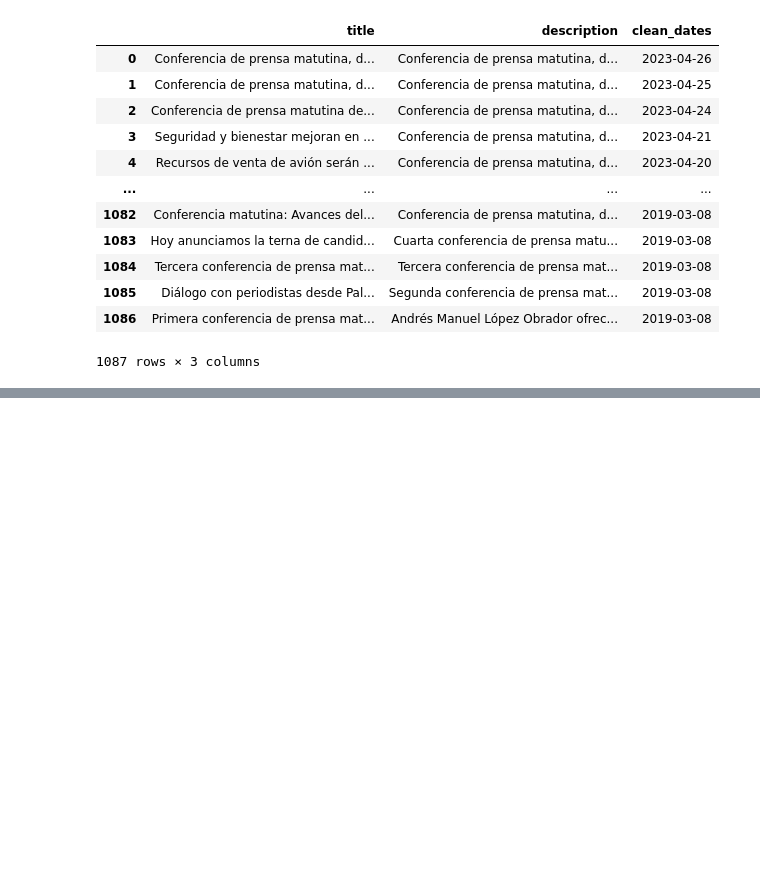
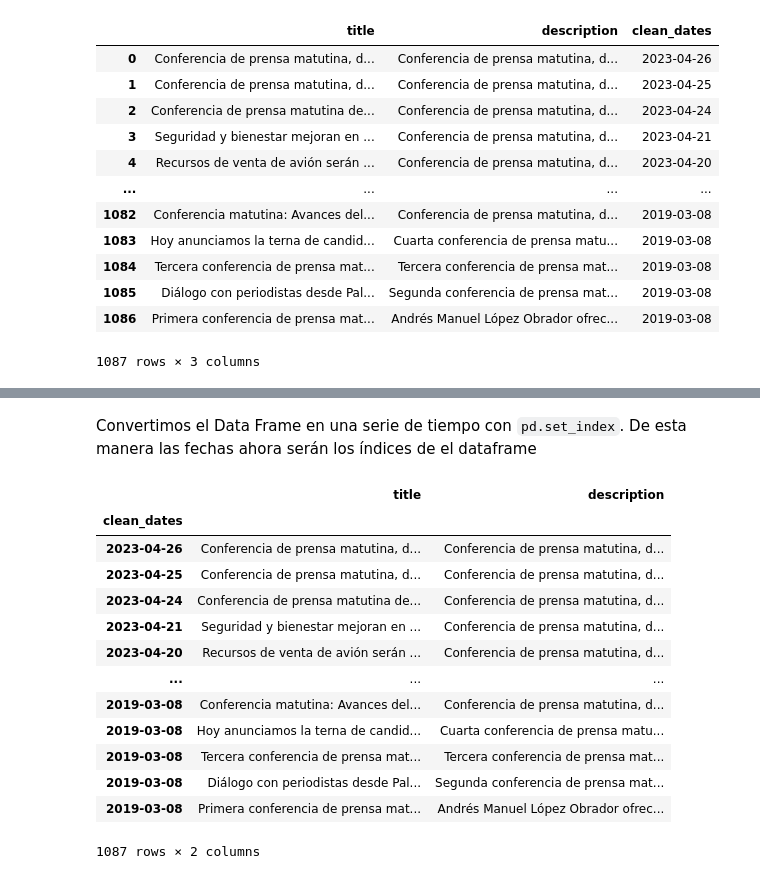
Before and after one commit to HectorAgValenzuela/TopicPrediction, a Jupyter notebook: YTApi.ipynb, the cells around one changed output, grey strips where cells are left out. Cells and saved outputs as stored; diff of their text form; code cells hidden in the pictures; blank space fills up the shorter version.

Commit message:
avance en series de tiempo

```diff
--- a/YTApi.ipynb
+++ b/YTApi.ipynb
@@ -303,3 +309,5 @@ df = df.drop('published_at', axis=1) # Ahorra borramos las fechas que no nos sir
+# %%
+df = pd.read_csv('mañaneras.csv')
 # %%
 df
 # %% [output]
@@ -316,3 +324,5 @@ df
 | 1085 | Diálogo con periodistas desde Pal... | Segunda conferencia de prensa mat... | 2019-03-08 |
 | 1086 | Primera conferencia de prensa mat... | Andrés Manuel López Obrador ofrec... | 2019-03-08 |
 1087 rows × 3 columns
+# %%
+df = df.drop('Unnamed: 0', axis=1)
@@ -318,0 +346,22 @@ df
+# %% [markdown]
+Convertimos el Data Frame en una serie de tiempo con <code>pd.set_index</code>.
+De esta manera las fechas ahora serán los índices de el dataframe
+# %%
+df.set_index('clean_dates', inplace=True)
+# %%
+df
+# %% [output]
+|  | title | description |
+| clean_dates |  |  |
+| 2023-04-26 | Conferencia de prensa matutina, d... | Conferencia de prensa matutina, d... |
+| 2023-04-25 | Conferencia de prensa matutina, d... | Conferencia de prensa matutina, d... |
+| 2023-04-24 | Conferencia de prensa matutina de... | Conferencia de prensa matutina, d... |
+| 2023-04-21 | Seguridad y bienestar mejoran en ... | Conferencia de prensa matutina, d... |
+| 2023-04-20 | Recursos de venta de avión serán ... | Conferencia de prensa matutina, d... |
+| ... | ... | ... |
+| 2019-03-08 | Conferencia matutina: Avances del... | Conferencia de prensa matutina, d... |
+| 2019-03-08 | Hoy anunciamos la terna de candid... | Cuarta conferencia de prensa matu... |
+| 2019-03-08 | Tercera conferencia de prensa mat... | Tercera conferencia de prensa mat... |
+| 2019-03-08 | Diálogo con periodistas desde Pal... | Segunda conferencia de prensa mat... |
+| 2019-03-08 | Primera conferencia de prensa mat... | Andrés Manuel López Obrador ofrec... |
+1087 rows × 2 columns
```
Also changed, not shown: parts of 8 cells of this notebook.
